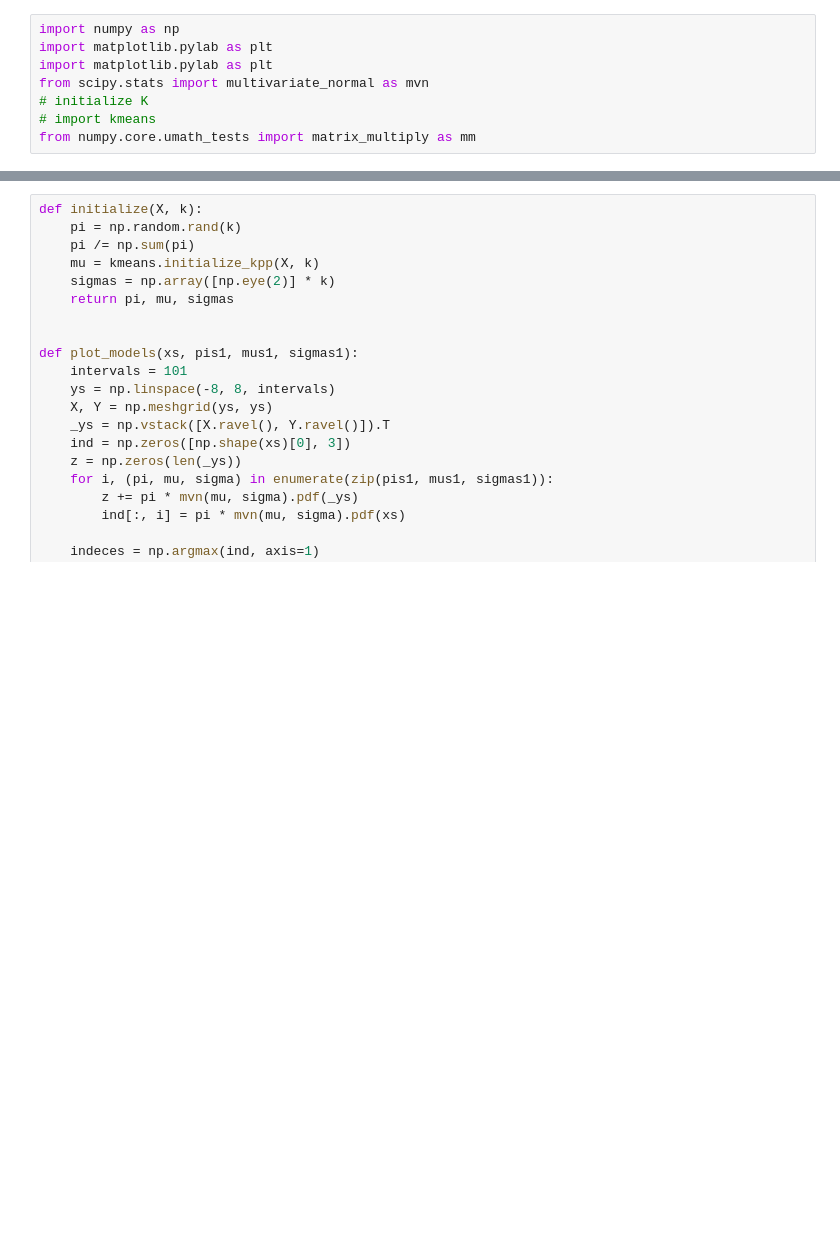
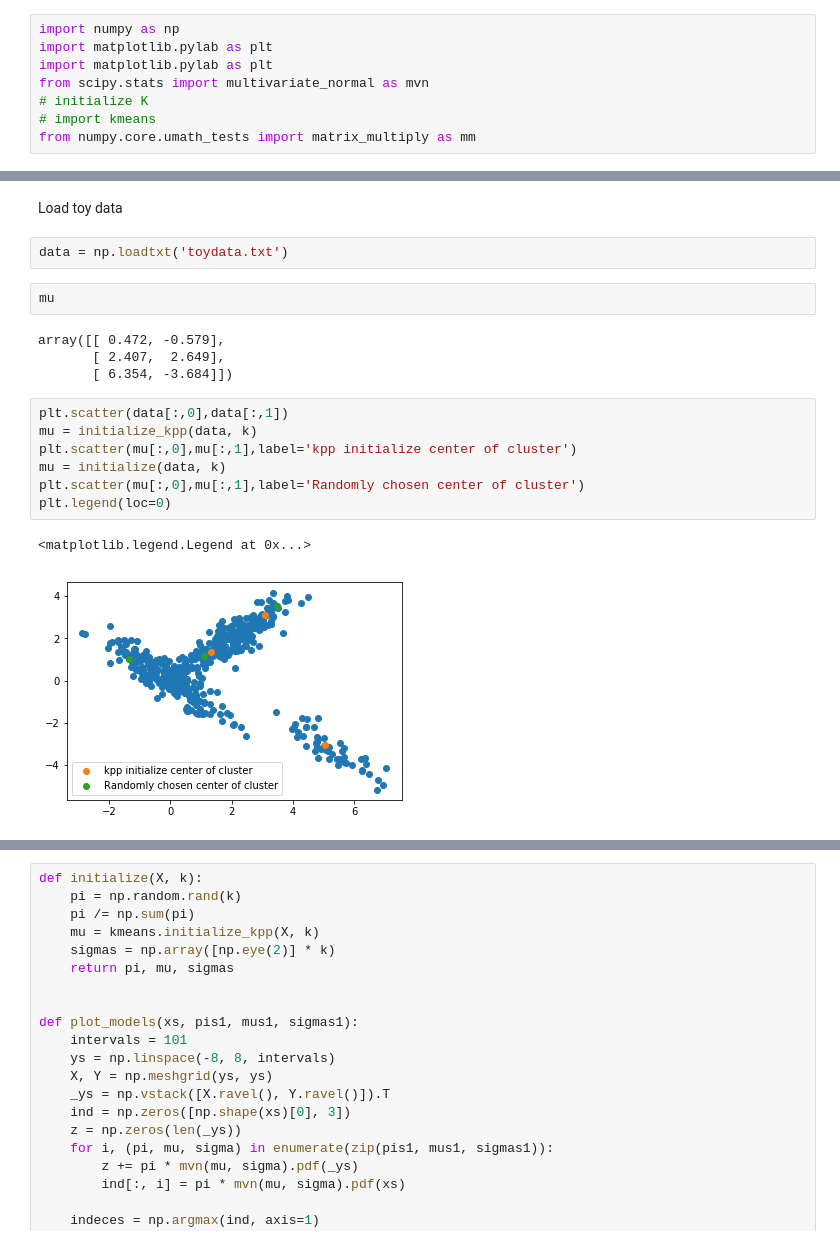
Before and after one commit to amanzotti/machine_learning, a Jupyter notebook: Machine_learning.ipynb, the cells around one changed output, grey strips where cells are left out. Cells and saved outputs as stored; diff of their text form; blank space fills up the shorter version.

```diff
--- a/Machine_learning.ipynb
+++ b/Machine_learning.ipynb
@@ -112,5 +122,25 @@ def run_kmeans_bench(data,  init='k++', k=3, iterate=20):
             mu = new_mu
         ind_output[:, i] = ind
     return ind_output
+# %% [markdown]
+Load toy data
+# %%
+data = np.loadtxt('toydata.txt')
+# %%
+mu
+# %% [output]
+array([[ 0.472, -0.579],
+       [ 2.407,  2.649],
+       [ 6.354, -3.684]])
+# %%
+plt.scatter(data[:,0],data[:,1])
+mu = initialize_kpp(data, k)
+plt.scatter(mu[:,0],mu[:,1],label='kpp initialize center of cluster')
+mu = initialize(data, k)
+plt.scatter(mu[:,0],mu[:,1],label='Randomly chosen center of cluster')
+plt.legend(loc=0)
+# %% [output]
+<matplotlib.legend.Legend at 0x...>
+[figure, added]
 # %%
 data = np.loadtxt('toydata.txt')
```
Also changed, not shown: parts of 12 cells of this notebook.
